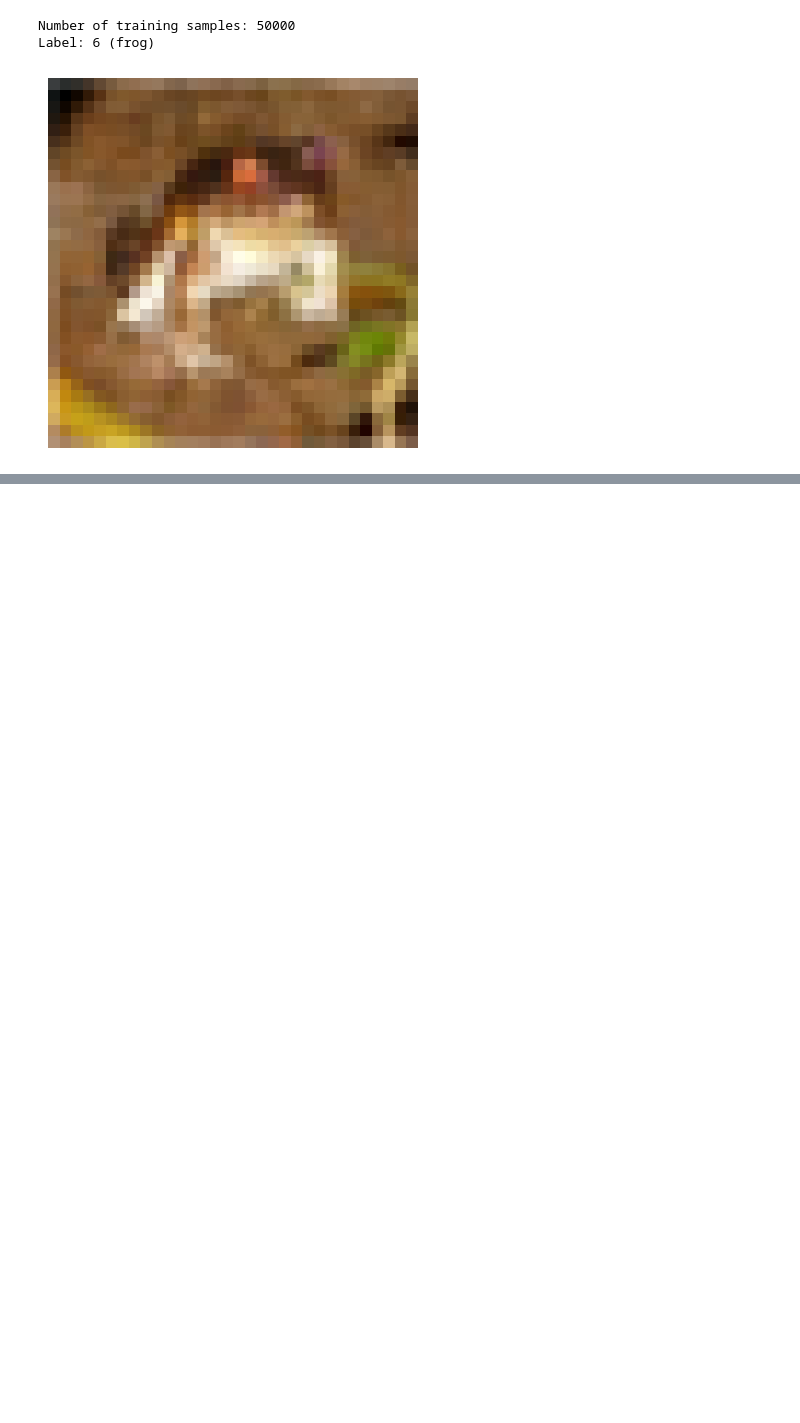
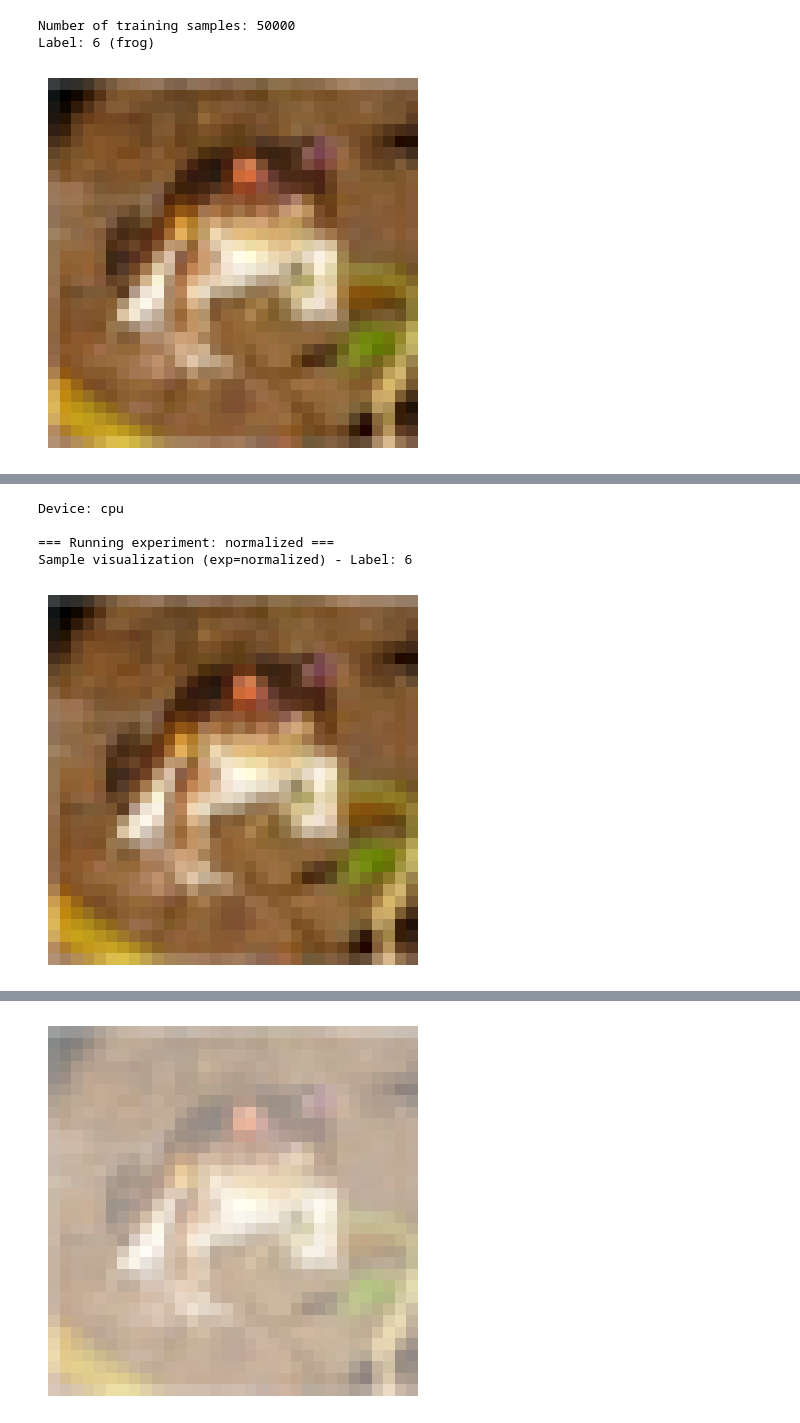
Before and after one commit to Tomaserra/Task-2-Deep-Learning, a Jupyter notebook: Tomas/Activity2.ipynb, the cells around one changed output, grey strips where cells are left out. Drawn from its saved outputs; the diff is of its cells as text; code cells hidden in the pictures; blank space fills up the shorter version.

```diff
--- a/Tomas/Activity2.ipynb
+++ b/Tomas/Activity2.ipynb
@@ -1173,0 +1686,64 @@ Mean ROC AUC: 0.9389
+# %%
+# ----------------------------
+# Main: run normalized and not-normalized experiments
+# ----------------------------
+if __name__ == "__main__":
+    torch.manual_seed(42)
+    np.random.seed(42)
+
+    device = torch.device("cuda" if torch.cuda.is_available() else "cpu")
+    print("Device:", device)
+
+    data_path = "data"
+    num_workers = 0
+    pin_memory = True if device.type == 'cuda' else False
+
+    batch_size = 128
+    num_epochs = 50  # reduce for quick testing if desired
+
+    transform_norm = transforms.Compose([
+        transforms.ToTensor(),
+        transforms.Normalize((0.5,0.5,0.5),(0.5,0.5,0.5))
+    ])
+    transform_plain = transforms.Compose([transforms.ToTensor()])
+
+    res_norm = run_experiment("normalized", transform_norm,
+                              data_path=data_path,
+                              batch_size=batch_size,
+                              num_epochs=num_epochs,
+                              device=device,
+                              num_workers=num_workers,
+                              pin_memory=pin_memory,
+                              class_names=CIFAR10_CLASSES)
+
+    res_plain = run_experiment("not_normalized", transform_plain,
+                               data_path=data_path,
+                               batch_size=batch_size,
+                               num_epochs=num_epochs,
+                               device=device,
+                               num_workers=num_workers,
+                               pin_memory=pin_memory,
+                               class_names=CIFAR10_CLASSES)
+
+    # Save a high-level comparison summary
+    summary_path = os.path.join("plots", "comparison_summary.txt")
+    os.makedirs("plots", exist_ok=True)
+    with open(summary_path, 'w') as f:
+        f.write("Comparison: normalized vs not_normalized\n\n")
+        f.write("Normalized results:\n")
+        f.write(f"  Train acc: {res_norm['accuracy_train']:.4f}\n")
+        f.write(f"  Test  acc: {res_norm['accuracy_test']:.4f}\n")
+        f.write(f"  Total training time: {res_norm['total_time']:.2f}s\n\n")
+        f.write("Not-normalized results:\n")
+        f.write(f"  Train acc: {res_plain['accuracy_train']:.4f}\n")
+        f.write(f"  Test  acc: {res_plain['accuracy_test']:.4f}\n")
+        f.write(f"  Total training time: {res_plain['total_time']:.2f}s\n\n")
+
+    print(f"\nSaved comparison summary to {summary_path}")
+    print("Done.")
+# %% [output]
+Device: cpu
+
+=== Running experiment: normalized ===
+Sample visualization (exp=normalized) - Label: 6
+[figure, added]
@@ -1173,0 +1767 @@ Mean ROC AUC: 0.9389
+[figure, added]
```
Also changed, not shown: parts of 10 cells of this notebook, 15 other files.
